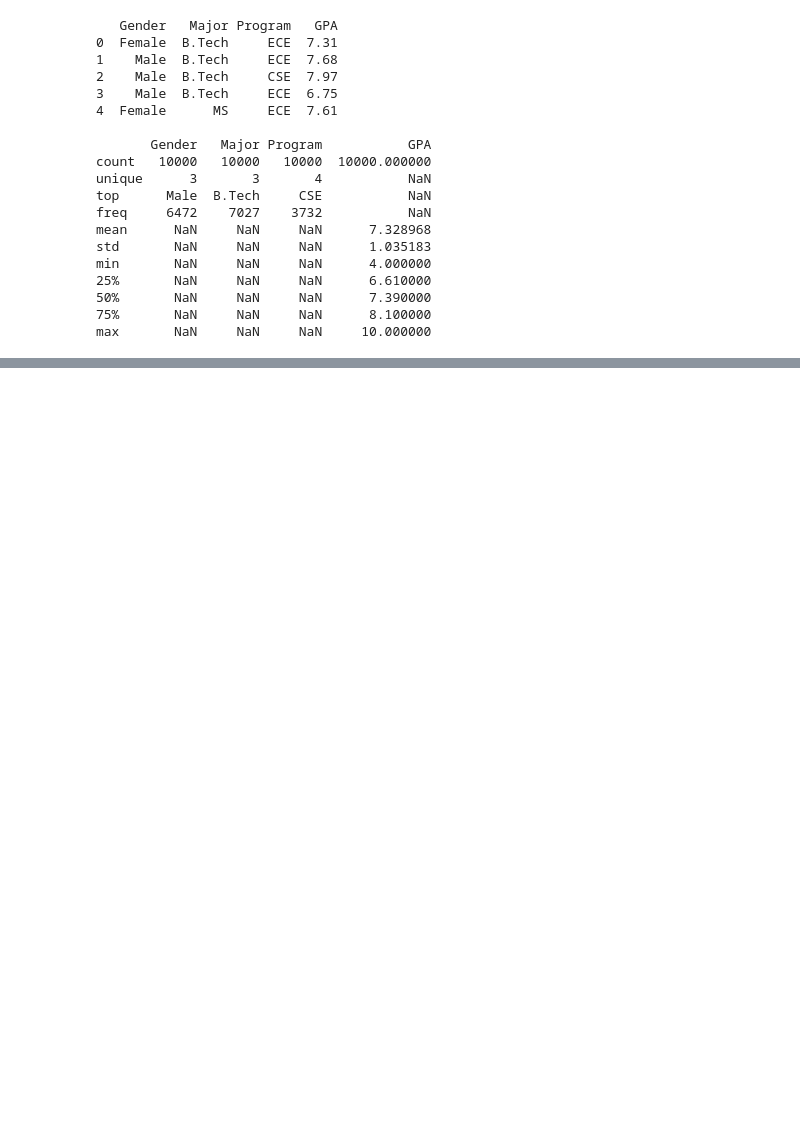
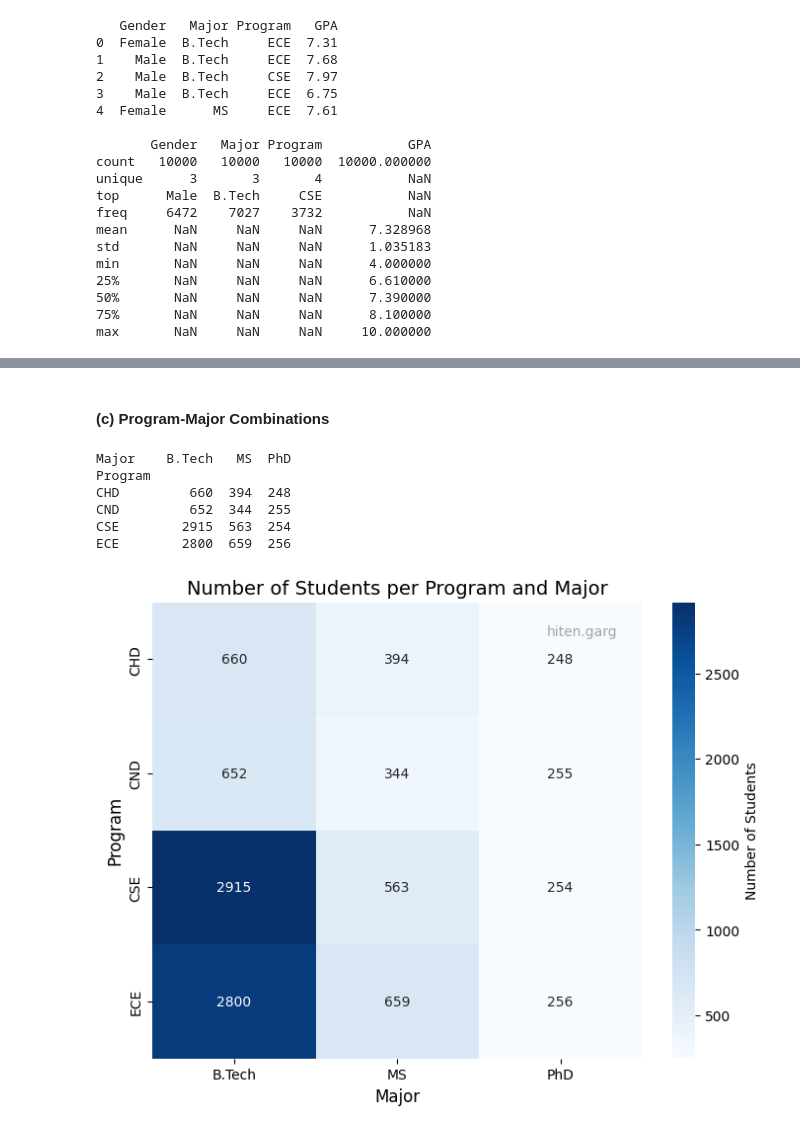
Before and after one commit to Hiten172005/assignment-1-smai, a Jupyter notebook: ass1.ipynb, the cells around one changed output, grey strips where cells are left out. Saved outputs shown, nothing was run; the diff lists cells and outputs as text; code cells hidden in the pictures; blank space fills up the shorter version.

```diff
--- a/ass1.ipynb
+++ b/ass1.ipynb
@@ -151,0 +288,17 @@ max       NaN     NaN     NaN     10.000000
+# %%
+def gpa_mean_std(self) -> tuple[float, float]:
+    """
+    Computes and returns the mean and standard deviation of GPA.
+
+    Returns:
+        tuple: (mean_gpa, std_gpa)
+    """
+    mean_gpa = self.df["GPA"].mean()
+    std_gpa = self.df["GPA"].std()
+    return mean_gpa, std_gpa
+
+StudentDataset.gpa_mean_std = gpa_mean_std
+
+mean_gpa, std_gpa = dataset.gpa_mean_std()
+print(f"Mean GPA: {mean_gpa:.2f}")
+print(f"Standard Deviation of GPA: {std_gpa:.2f}")
@@ -151,0 +318,58 @@ max       NaN     NaN     NaN     10.000000
+# %% [markdown]
+#### (c) Program-Major Combinations
+# %%
+def count_students_per_program_major_pair(self) -> pd.DataFrame:
+    """
+    Count the number of students for each unique (Program, Major) pair.
+
+    Returns:
+        pd.DataFrame: A DataFrame with Programs as rows, Majors as columns,
+                      and counts as values.
+    """
+    counts_df = (
+        self.df.groupby(["Program", "Major"])
+        .size()
+        .unstack(fill_value=0)
+    )
+    return counts_df
+
+
+def visualize_students_per_program_major_pair(self, counts_df: pd.DataFrame) -> None:
+    """
+    Visualize the (Program, Major) student counts using a heatmap.
+
+    Args:
+        counts_df (pd.DataFrame): DataFrame with counts of students per Program-Major pair.
+    """
+    plt.figure(figsize=(8, 6))
+    sns.heatmap(counts_df, annot=True, fmt="d", cmap="Blues", cbar=True)
+
+    plt.title("Number of Students per Program and Major", fontsize=14)
+    plt.xlabel("Major", fontsize=12)
+    plt.ylabel("Program", fontsize=12)
+
+    # Add label for colorbar
+    cbar = plt.gca().collections[0].colorbar
+    cbar.set_label("Number of Students")
+
+    # Add username watermark
+    add_username_watermark()
+
+    plt.show()
+
+StudentDataset.count_students_per_program_major_pair = count_students_per_program_major_pair
+
+counts_df = dataset.count_students_per_program_major_pair()
+print(counts_df)
+
+StudentDataset.visualize_students_per_program_major_pair = visualize_students_per_program_major_pair
+
+dataset.visualize_students_per_program_major_pair(counts_df)
+# %% [output]
+Major    B.Tech   MS  PhD
+Program
+CHD         660  394  248
+CND         652  344  255
+CSE        2915  563  254
+ECE        2800  659  256
+[figure, added]
```
Also changed, not shown: parts of 9 cells of this notebook.
